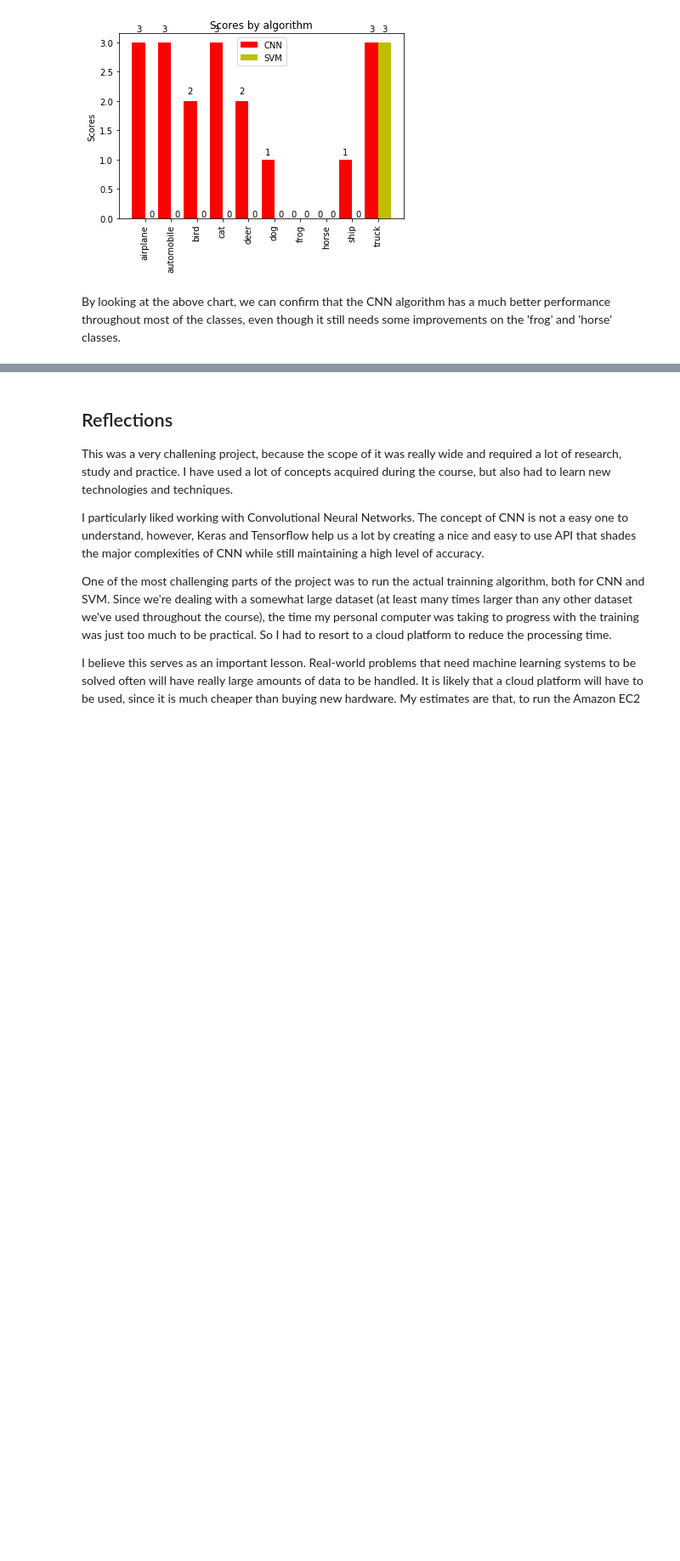
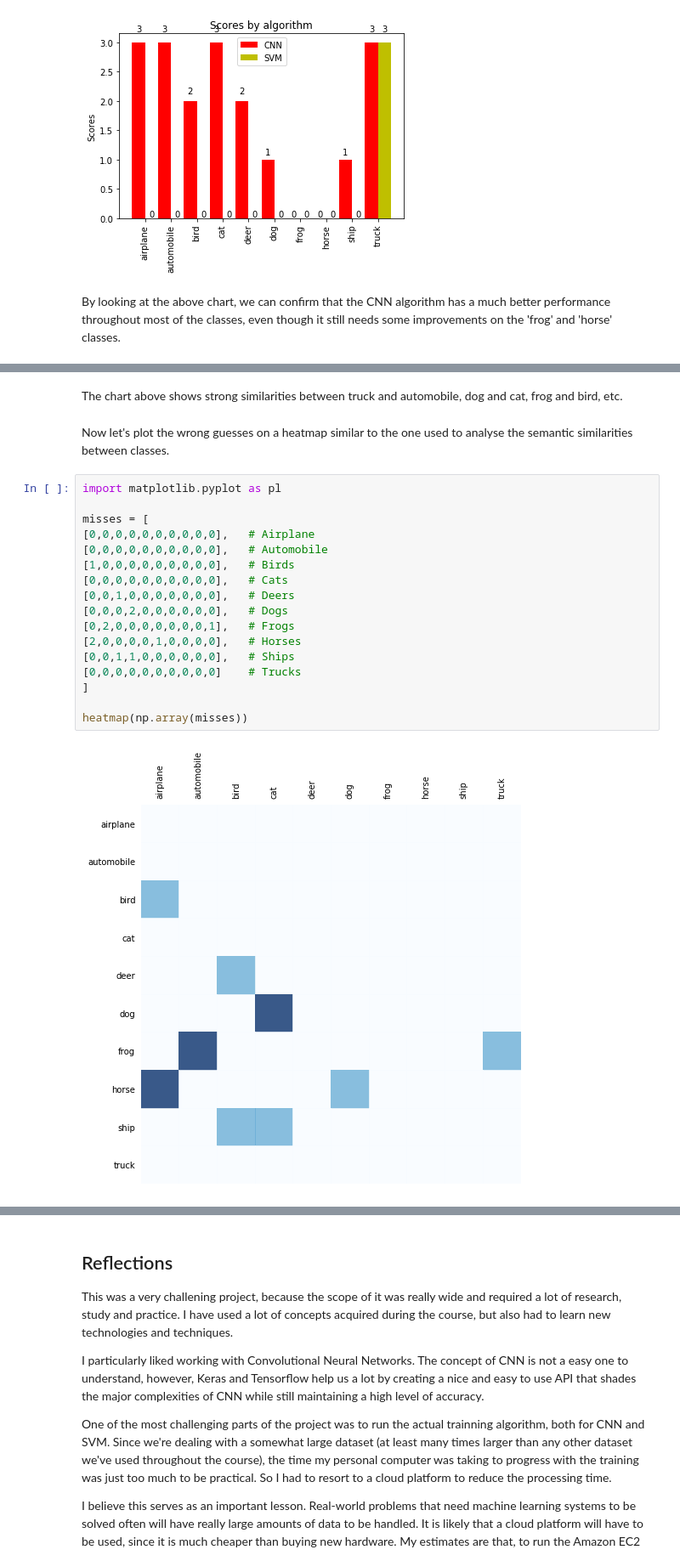
Before and after one commit to ParvathiRPai/ml-capstone, a Jupyter notebook: Capstone Project.ipynb, the cells around one changed output, grey strips where cells are left out. Shown: that part at 85% size. Saved outputs shown, nothing was run; the diff lists cells and outputs as text; blank space fills up the shorter version.

Commit message:
feat(report): Add semantic proximity vs wrong guesses analysis

```diff
--- a/Capstone Project.ipynb
+++ b/Capstone Project.ipynb
@@ -693,0 +730,23 @@ showing info https://raw.githubusercontent.com/nltk/nltk_data/gh-pages/index.xml
+# %% [markdown]
+The chart above shows strong similarities between truck and automobile, dog and cat, frog and bird, etc.
+# %% [markdown]
+Now let's plot the wrong guesses on a heatmap similar to the one used to analyse the semantic similarities between classes.
+# %%
+import matplotlib.pyplot as pl
+
+misses = [
+[0,0,0,0,0,0,0,0,0,0],   # Airplane
+[0,0,0,0,0,0,0,0,0,0],   # Automobile
+[1,0,0,0,0,0,0,0,0,0],   # Birds
+[0,0,0,0,0,0,0,0,0,0],   # Cats
+[0,0,1,0,0,0,0,0,0,0],   # Deers
+[0,0,0,2,0,0,0,0,0,0],   # Dogs
+[0,2,0,0,0,0,0,0,0,1],   # Frogs
+[2,0,0,0,0,1,0,0,0,0],   # Horses
+[0,0,1,1,0,0,0,0,0,0],   # Ships
+[0,0,0,0,0,0,0,0,0,0]    # Trucks
+]
+
+heatmap(np.array(misses))
+# %% [output]
+[figure, added]
```
Also changed, not shown: parts of 10 cells of this notebook.
